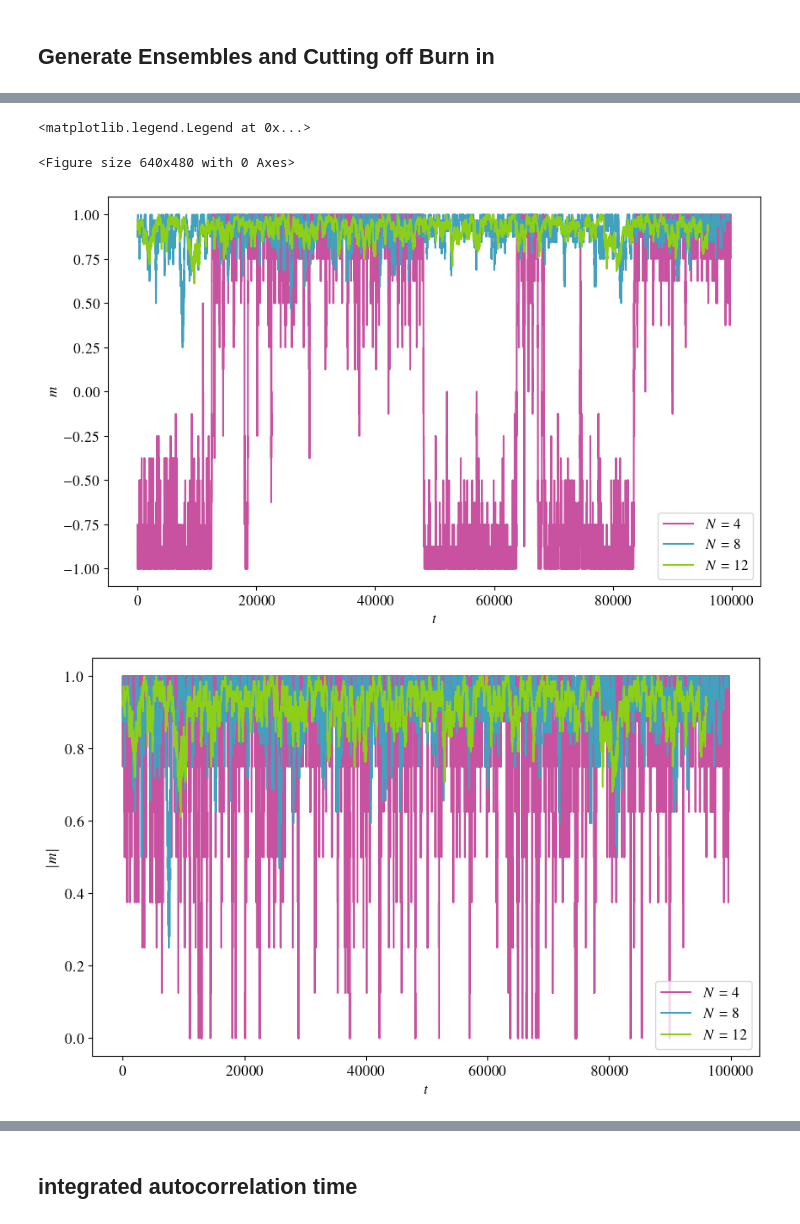
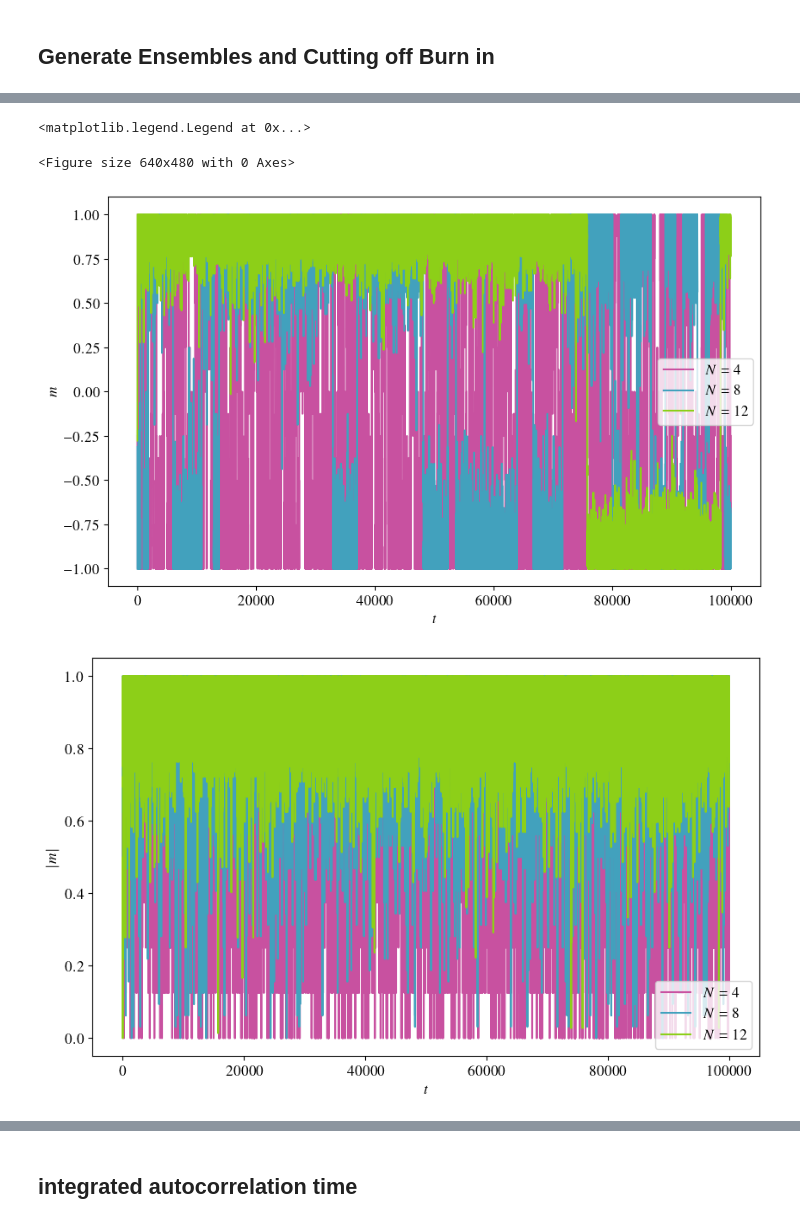
Before and after one commit to rojinaks/ComputationalPhysics, a Jupyter notebook: ex5.ipynb, the cells around one changed output, grey strips where cells are left out. Saved outputs shown, nothing was run; the diff lists cells and outputs as text; code cells hidden in the pictures.

Commit message:
ex 5 - ising2d new

```diff
--- a/ex5.ipynb
+++ b/ex5.ipynb
@@ -88,8 +88,9 @@ plt.savefig(r"Exercise_5/mean_energy_per_site.pdf")
 # %% [markdown]
 ## Generate Ensembles and Cutting off Burn in
 # %%
-from CompPhy.mcmc import Ising2D
+# from CompPhy.mcmc import Ising2D
 from CompPhy.autocorrelation import normalized_autocorrelation
+from CompPhy import mcmc
 
 np.random.seed(1)
 
@@ -97,15 +98,18 @@ plt.style.use("custom.matplotlibrc")
 
 
 plt.figure(0, figsize=(10, 6))
-burn_in = [250, 400, 4000]
+burn_in = [0, 0, 0]
 
 for b, n in zip(burn_in, [4, 8, 12]):
-    model = Ising2D(J=0.5, h=0, lattice_sites=n)
+    # model = cp.mcmc.Ising2D(J=0.5, h=0, lattice_sites=n)
+    model = cp.Ising2D(j=0.5, h=0, lattice_sites=n)
     config_name = f"Exercise_5/ensemble_{n}"
 
     number_of_configs = pow(10, 5)
     t = range(number_of_configs)
-    configs = model(number_of_configs)
+    # configs = model(number_of_configs)
+    configs = model.generate_sample(number_of_configs)
+
 
     m = configs.mean(axis=(1, 2))
     plt.xlim((0, 6000))
@@ -135,13 +139,8 @@ plt.figure(1, figsize=(10, 6))
 plt.figure(2, figsize=(10, 6))
 
 for n in [4, 8, 12]:
-    # model = Ising2D(J=0.5, h=0, lattice_sites=n)
     config_name = f"Exercise_5/ensemble_{n}"
 
-    # number_of_configs = pow(10, 5)
-    # t = range(number_of_configs)
-    # configs = model(number_of_configs)
-    # np.save(config_name, configs)
     configs = np.load(config_name + ".npy")
     t = range(configs.shape[0])
 
@@ -156,33 +155,33 @@ for n in [4, 8, 12]:
 
     # Plot |m|
     plt.figure(1)
     plt.plot(t, abs(m), label=f"$N = {{{n}}}$")
     # plt.xscale("log")
     plt.xlabel("$t$")
     plt.ylabel(r"$\abs{m}$")
 
     # Plot e
     plt.figure(2)
-    e = model._calc_h(configs) / n**2
+    e = model.calc_h(configs) / n**2
     np.save(config_name + "_e", e)
     plt.plot(t, e, label=f"$N = {{{n}}}$")
     plt.ylabel("$\\epsilon$")
     plt.xlabel("$t$")
     # plt.xscale("log")
 
     plt.figure(3)
 
 plt.figure(0)
 plt.legend()
 plt.savefig("Exercise_5/mcmc_m.pdf")
 plt.figure(1)
 plt.legend()
 plt.savefig("Exercise_5/mcmc_abs_m.pdf")
 plt.figure(2)
 plt.savefig("Exercise_5/mcmc_e.pdf")
 plt.legend()
 # %% [output]
 <matplotlib.legend.Legend at 0x...>
 <Figure size 640x480 with 0 Axes>
-[figure, old version]
+[figure, new version]
-[figure, old version]
+[figure, new version]
```
Also changed, not shown: parts of 6 cells of this notebook, 18 other files.
